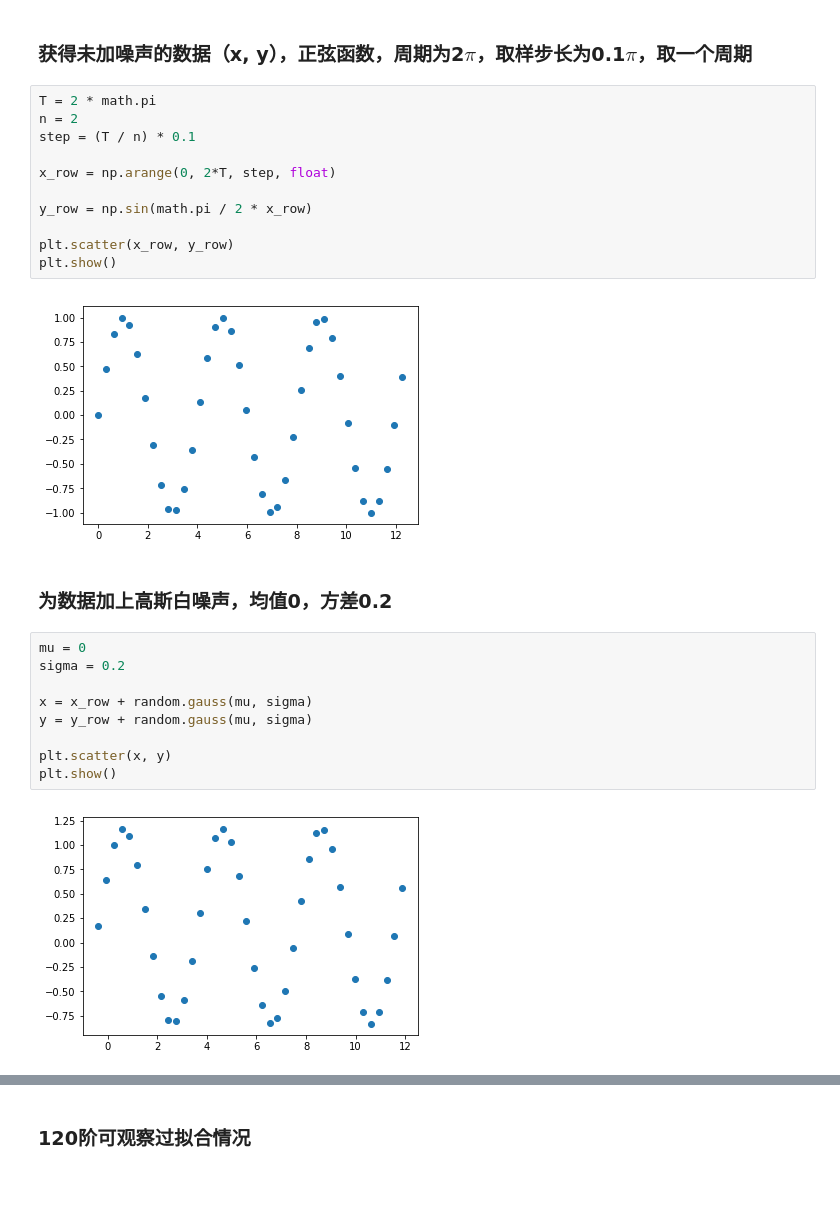
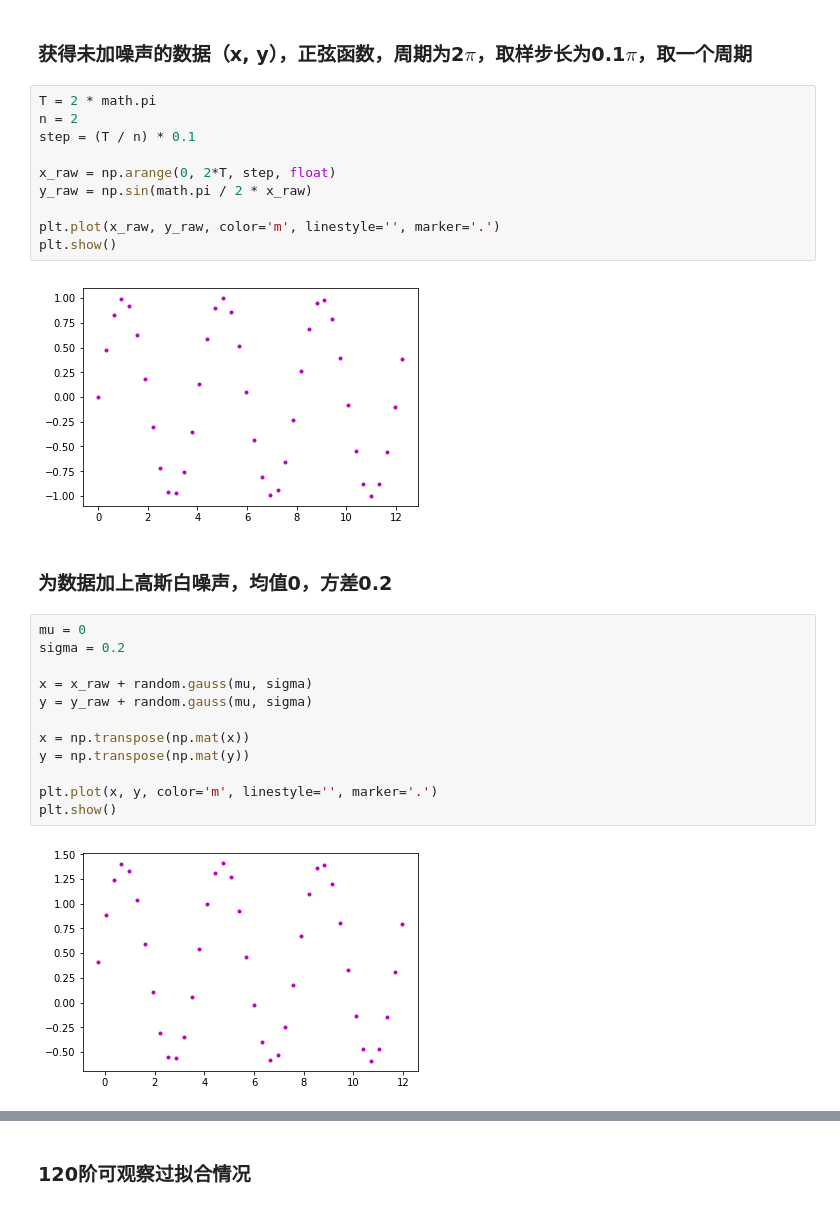
Before and after one commit to CN-GuoZiyang/machine-learning, a Jupyter notebook: ML_Lab1/ML_Lab1.ipynb, the cells around one changed output, grey strips where cells are left out. Drawn from its saved outputs; the diff is of its cells as text.

```diff
--- a/ML_Lab1/ML_Lab1.ipynb
+++ b/ML_Lab1/ML_Lab1.ipynb
@@ -13,27 +13,29 @@ T = 2 * math.pi
 n = 2
 step = (T / n) * 0.1
 
-x_row = np.arange(0, 2*T, step, float)
+x_raw = np.arange(0, 2*T, step, float)
+y_raw = np.sin(math.pi / 2 * x_raw)
 
-y_row = np.sin(math.pi / 2 * x_row)
-
-plt.scatter(x_row, y_row)
+plt.plot(x_raw, y_raw, color='m', linestyle='', marker='.')
 plt.show()
 # %% [output]
-[figure, old version]
+[figure, new version]
 # %% [markdown]
 ### 为数据加上高斯白噪声，均值0，方差0.2
 # %%
 mu = 0
 sigma = 0.2
 
-x = x_row + random.gauss(mu, sigma)
-y = y_row + random.gauss(mu, sigma)
+x = x_raw + random.gauss(mu, sigma)
+y = y_raw + random.gauss(mu, sigma)
 
-plt.scatter(x, y)
+x = np.transpose(np.mat(x))
+y = np.transpose(np.mat(y))
+
+plt.plot(x, y, color='m', linestyle='', marker='.')
 plt.show()
 # %% [output]
-[figure, old version]
+[figure, new version]
 # %% [markdown]
 ### 根据最小二乘法使用1-16阶的多项式拟合数据
 
```
Also changed, not shown: parts of 11 cells of this notebook.
